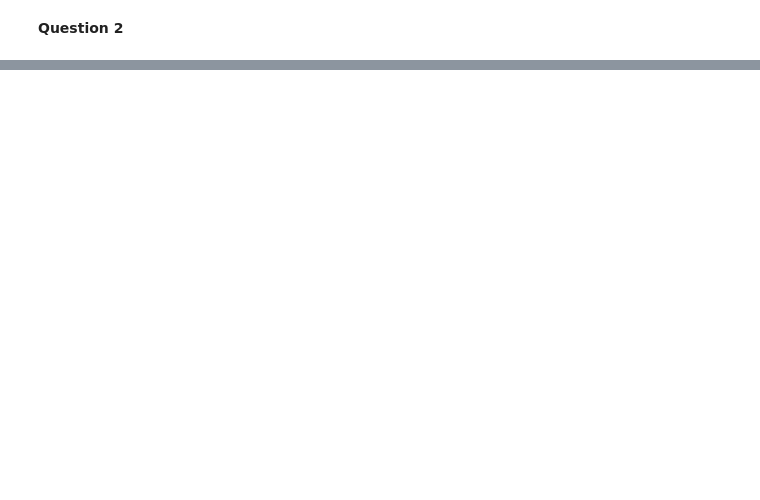
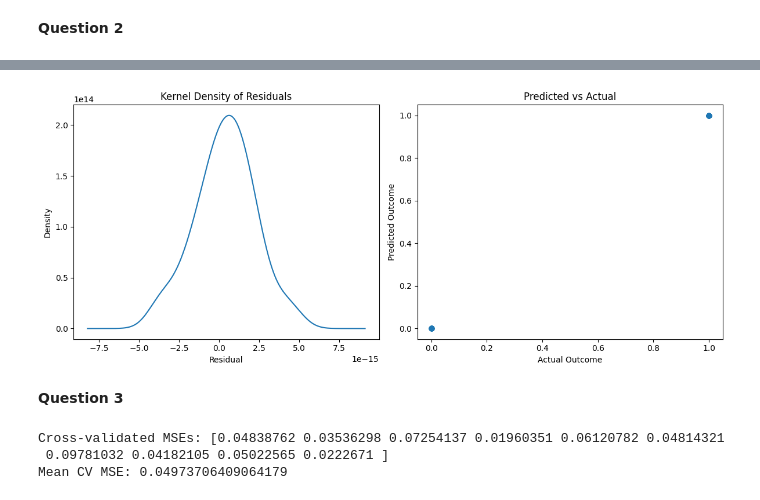
Before and after one commit to an9o/DS3021_Assignments, a Jupyter notebook: Genomics_Lab/work.ipynb, the cells around one changed output, grey strips where cells are left out. Cells and saved outputs as stored; diff of their text form; code cells hidden in the pictures; blank space fills up the shorter version.

```diff
--- a/Genomics_Lab/work.ipynb
+++ b/Genomics_Lab/work.ipynb
@@ -65,0 +66,20 @@ ValueError: could not convert string to float: 'aml'
+# %%
+fig, axes = plt.subplots(1, 2, figsize=(12, 5))
+
+# KDE plot of residuals
+pd.Series(residuals).plot.kde(ax=axes[0])
+axes[0].set_xlabel("Residual")
+axes[0].set_title("Kernel Density of Residuals")
+
+# Scatter plot of predicted vs actual
+axes[1].scatter(y, y_pred, alpha=0.7)
+axes[1].set_xlabel("Actual Outcome")
+axes[1].set_ylabel("Predicted Outcome")
+axes[1].set_title("Predicted vs Actual")
+
+plt.tight_layout()
+plt.show()
+# %% [output]
+[figure, added]
+# %% [markdown]
+**Question 3**
@@ -65,0 +88,28 @@ ValueError: could not convert string to float: 'aml'
+# %%
+meta_cols = ["Samples", "BM.PB", "Gender", "Source", "tissue.mf", "cancer", "target"]
+gene_cols = [col for col in df.columns if col not in meta_cols]
+
+X = df[gene_cols]
+y = df["target"]
+
+# linear model
+model = LinearRegression()
+
+
+kf = KFold(n_splits=10, shuffle=True, random_state=1)
+
+
+cv_mse_scores = -cross_val_score(
+    model,
+    X,
+    y,
+    cv=kf,
+    scoring="neg_mean_squared_error"
+)
+
+print("Cross-validated MSEs:", cv_mse_scores)
+print("Mean CV MSE:", cv_mse_scores.mean())
+# %% [output]
+Cross-validated MSEs: [0.04838762 0.03536298 0.07254137 0.01960351 0.06120782 0.04814321
+ 0.09781032 0.04182105 0.05022565 0.0222671 ]
+Mean CV MSE: 0.04973706409064179
```
Also changed, not shown: parts of 3 cells of this notebook.
